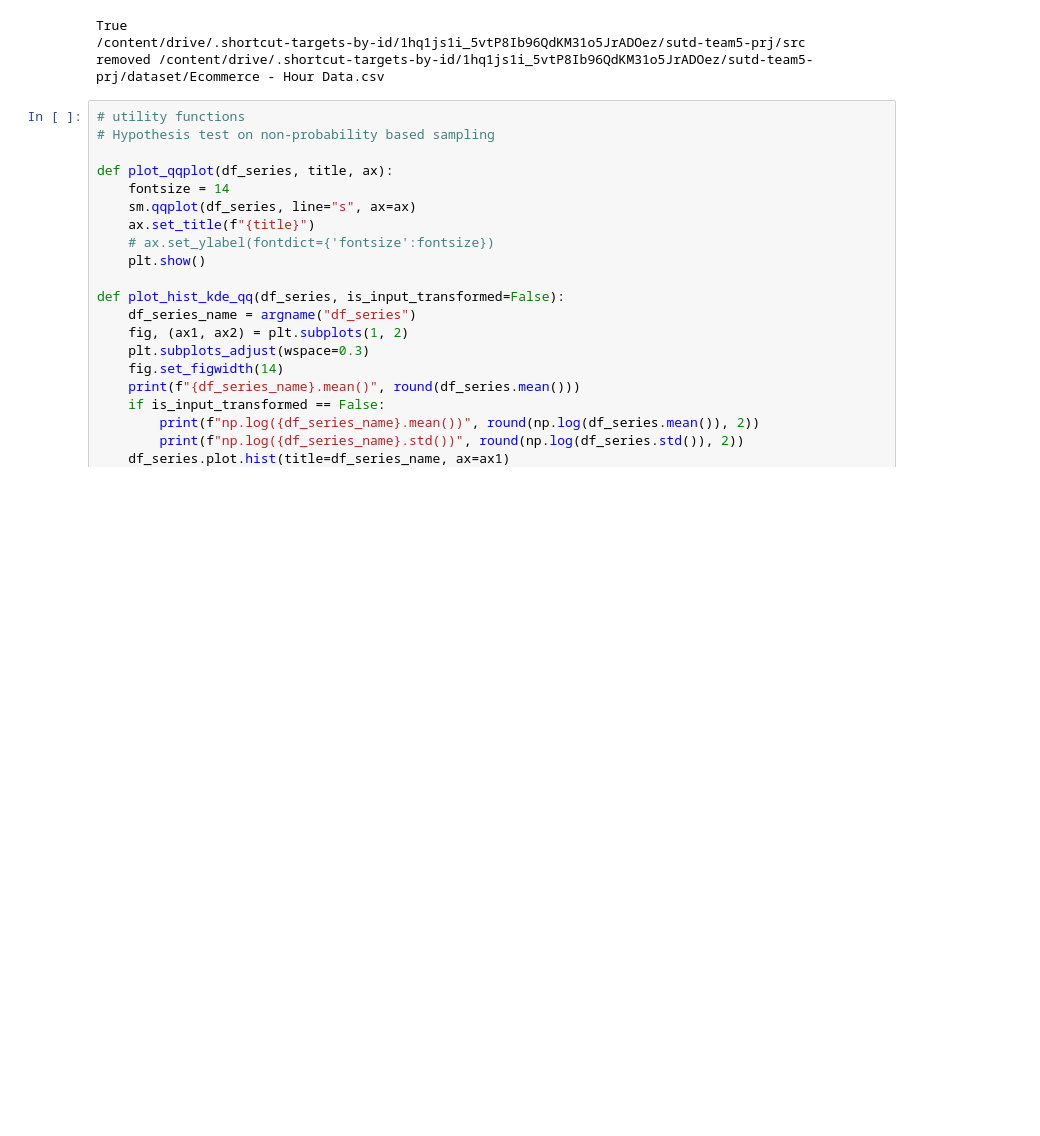
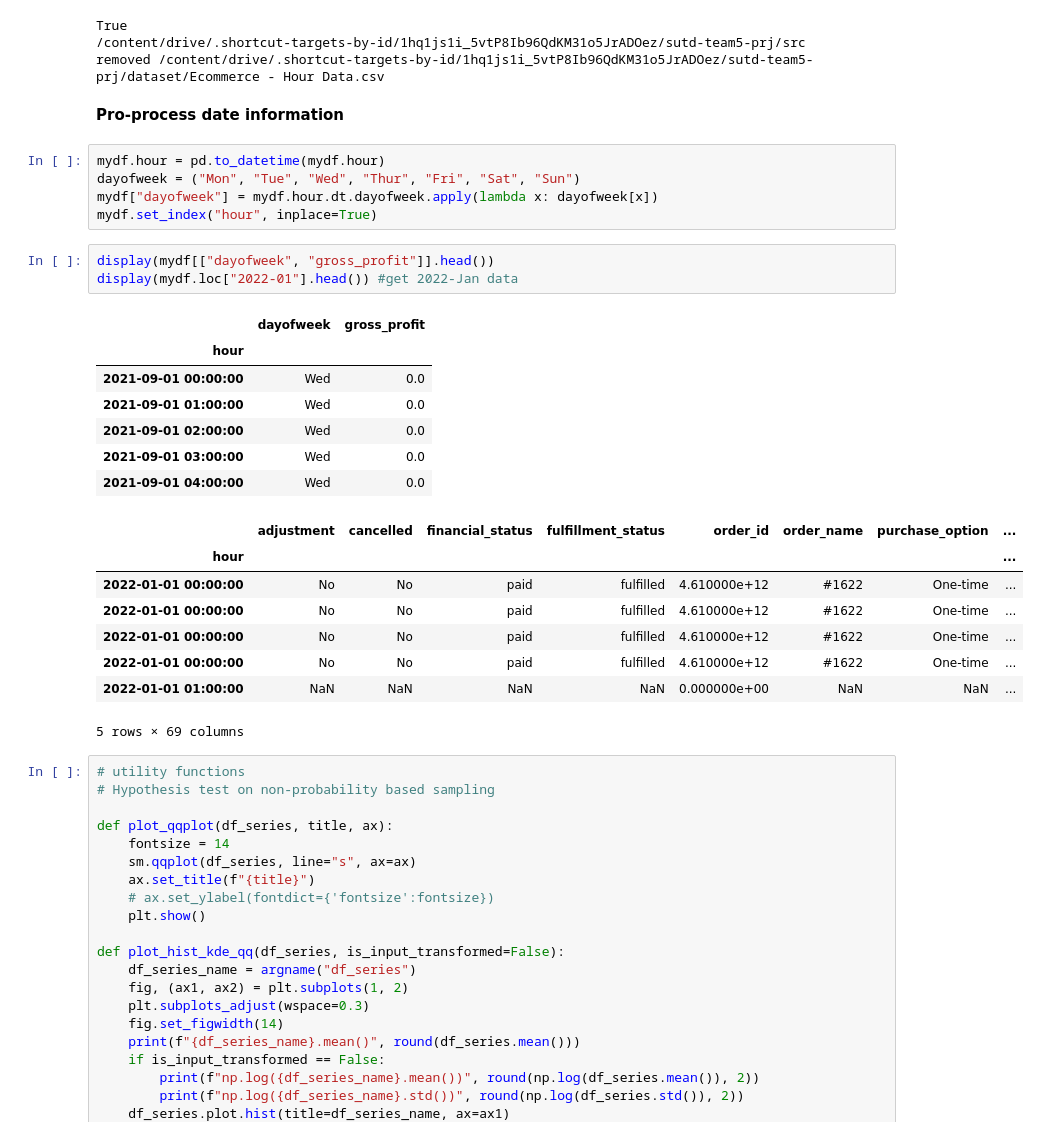
Before and after one commit to VincentChong123/1sutd-stats-team5-prj, a Jupyter notebook: Team_5_Project_(JH)_v1_0.ipynb, the cells around one changed output. Saved outputs shown, nothing was run; the diff lists cells and outputs as text; blank space fills up the shorter version.

```diff
--- a/Team_5_Project_(JH)_v1_0.ipynb
+++ b/Team_5_Project_(JH)_v1_0.ipynb
@@ -103,6 +110,32 @@ else:
 True
 /content/drive/.shortcut-targets-by-id/1hq1js1i_5vtP8Ib96QdKM31o5JrADOez/sutd-team5-prj/src
 removed /content/drive/.shortcut-targets-by-id/1hq1js1i_5vtP8Ib96QdKM31o5JrADOez/sutd-team5-prj/dataset/Ecommerce - Hour Data.csv
+# %% [markdown]
+**Pro-process date information**
+# %%
+mydf.hour = pd.to_datetime(mydf.hour)
+dayofweek = ("Mon", "Tue", "Wed", "Thur", "Fri", "Sat", "Sun")
+mydf["dayofweek"] = mydf.hour.dt.dayofweek.apply(lambda x: dayofweek[x])
+mydf.set_index("hour", inplace=True)
+# %%
+display(mydf[["dayofweek", "gross_profit"]].head())
+display(mydf.loc["2022-01"].head()) #get 2022-Jan data
+# %% [output]
+|  | dayofweek | gross_profit |
+| hour |  |  |
+| 2021-09-01 00:00:00 | Wed | 0.0 |
+| 2021-09-01 01:00:00 | Wed | 0.0 |
+| 2021-09-01 02:00:00 | Wed | 0.0 |
+| 2021-09-01 03:00:00 | Wed | 0.0 |
+| 2021-09-01 04:00:00 | Wed | 0.0 |
+|  | adjustment | cancelled | financial_status | fulfillment_status | order_id | order_name | purchase_option | ... |
+| hour |  |  |  |  |  |  |  | ... |
+| 2022-01-01 00:00:00 | No | No | paid | fulfilled | 4.610000e+12 | #1622 | One-time | ... |
+| 2022-01-01 00:00:00 | No | No | paid | fulfilled | 4.610000e+12 | #1622 | One-time | ... |
+| 2022-01-01 00:00:00 | No | No | paid | fulfilled | 4.610000e+12 | #1622 | One-time | ... |
+| 2022-01-01 00:00:00 | No | No | paid | fulfilled | 4.610000e+12 | #1622 | One-time | ... |
+| 2022-01-01 01:00:00 | NaN | NaN | NaN | NaN | 0.000000e+00 | NaN | NaN | ... |
+5 rows × 69 columns
 # %%
 # utility functions
 # Hypothesis test on non-probability based sampling
```
Also changed, not shown: parts of 6 cells of this notebook.
